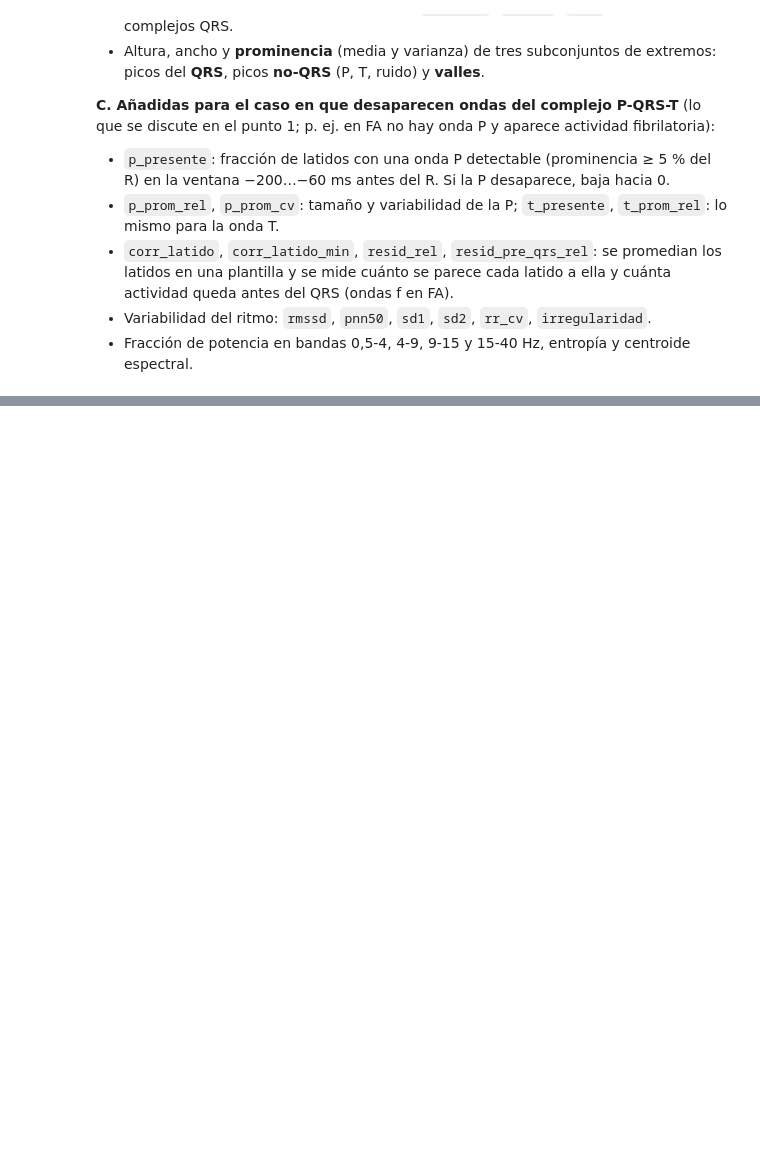
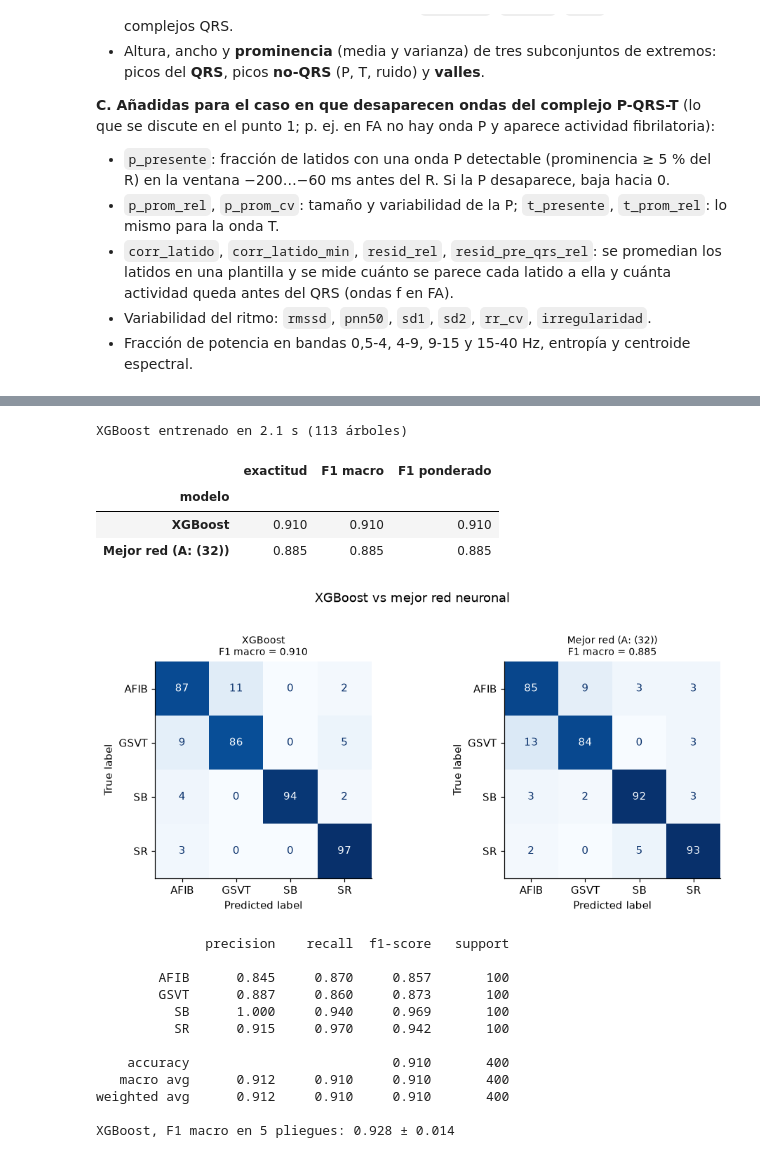
Before and after one commit to Valengaob/Biosenales20262, a Jupyter notebook: P2_ProyectoFinal/ProyectoFinal.ipynb, the cells around one changed output, grey strips where cells are left out. Saved outputs shown, nothing was run; the diff lists cells and outputs as text; code cells hidden in the pictures; blank space fills up the shorter version.

```diff
--- a/P2_ProyectoFinal/ProyectoFinal.ipynb
+++ b/P2_ProyectoFinal/ProyectoFinal.ipynb
@@ -666,0 +943,46 @@ def _caracteristicas_lote(lote):
+# %%
+Xt, Xv, yt, yv = train_test_split(Xtr, ytr, test_size=0.15, stratify=ytr, random_state=SEMILLA)
+def nuevo_xgb(n_estimators=600, **kw):
+    return XGBClassifier(n_estimators=n_estimators, learning_rate=0.05, max_depth=4, subsample=0.8, colsample_bytree=0.8,
+                         min_child_weight=2, reg_lambda=1.0, tree_method="hist", n_jobs=-1, random_state=SEMILLA, **kw)
+
+t0 = time.perf_counter()
+xgb = nuevo_xgb(early_stopping_rounds=30, eval_metric="mlogloss")
+xgb.fit(Xt, yt, sample_weight=compute_sample_weight("balanced", yt), eval_set=[(Xv, yv)], verbose=False)
+p_xgb = xgb.predict(Xte); dt = time.perf_counter() - t0
+print(f"XGBoost entrenado en {dt:.1f} s ({xgb.best_iteration + 1} árboles)")
+
+comp = pd.DataFrame([evaluar("XGBoost", yte, p_xgb, CLASES), evaluar(f"Mejor red ({mejor_nn})", yte, preds_nn[mejor_nn], CLASES)]).set_index("modelo")
+display(comp.round(3))
+graficar_matrices({"XGBoost": p_xgb, f"Mejor red ({mejor_nn})": preds_nn[mejor_nn]}, [str(c) for c in le.classes_], yte, "XGBoost vs mejor red neuronal")
+print(classification_report(yte, p_xgb, target_names=[str(c) for c in le.classes_], digits=3))
+
+# Validación cruzada de 5 pliegues (el preprocesado se ajusta dentro de cada pliegue con un Pipeline)
+from sklearn.pipeline import make_pipeline
+cv = StratifiedKFold(5, shuffle=True, random_state=SEMILLA)
+pipe_xgb = make_pipeline(SimpleImputer(strategy="median"), nuevo_xgb(eval_metric="mlogloss", n_estimators=250))
+f1_cv = cross_val_score(pipe_xgb, X_all, y_all, cv=cv, scoring="f1_macro", n_jobs=1)
+print(f"XGBoost, F1 macro en 5 pliegues: {f1_cv.mean():.3f} ± {f1_cv.std():.3f}")
+
+imp_df = pd.Series(xgb.get_booster().get_score(importance_type="gain")).rename(lambda k: CARACTERISTICAS[int(k[1:])]).sort_values()
+fig, ax = plt.subplots(figsize=(6.5, 5.2)); imp_df.tail(20).plot.barh(ax=ax, color="#2a78d6")
+ax.set_xlabel("Ganancia media"); ax.set_title("Las 20 características más importantes"); plt.tight_layout(); plt.show()
+# %% [output]
+XGBoost entrenado en 2.1 s (113 árboles)
+|  | exactitud | F1 macro | F1 ponderado |
+| modelo |  |  |  |
+| XGBoost | 0.910 | 0.910 | 0.910 |
+| Mejor red (A: (32)) | 0.885 | 0.885 | 0.885 |
+[figure, added]
+              precision    recall  f1-score   support
+
+        AFIB      0.845     0.870     0.857       100
+        GSVT      0.887     0.860     0.873       100
+          SB      1.000     0.940     0.969       100
+          SR      0.915     0.970     0.942       100
+
+    accuracy                          0.910       400
+   macro avg      0.912     0.910     0.910       400
+weighted avg      0.912     0.910     0.910       400
+
+XGBoost, F1 macro en 5 pliegues: 0.928 ± 0.014
```
Also changed, not shown: parts of 22 cells of this notebook.
